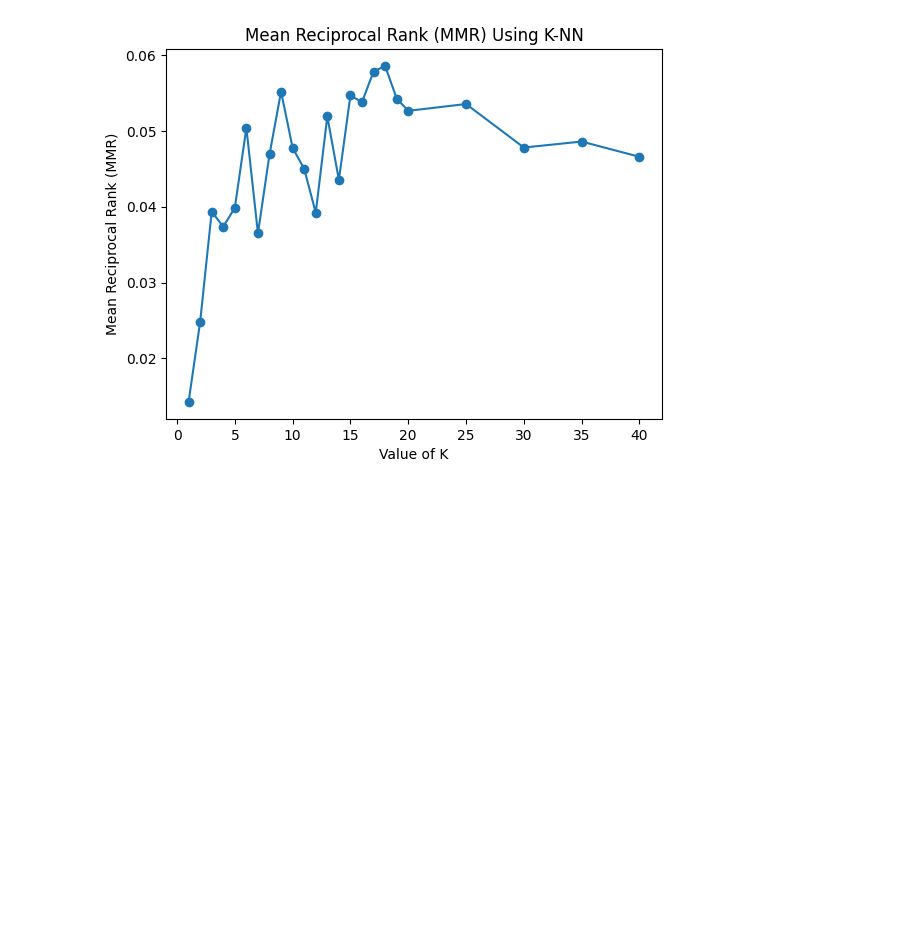
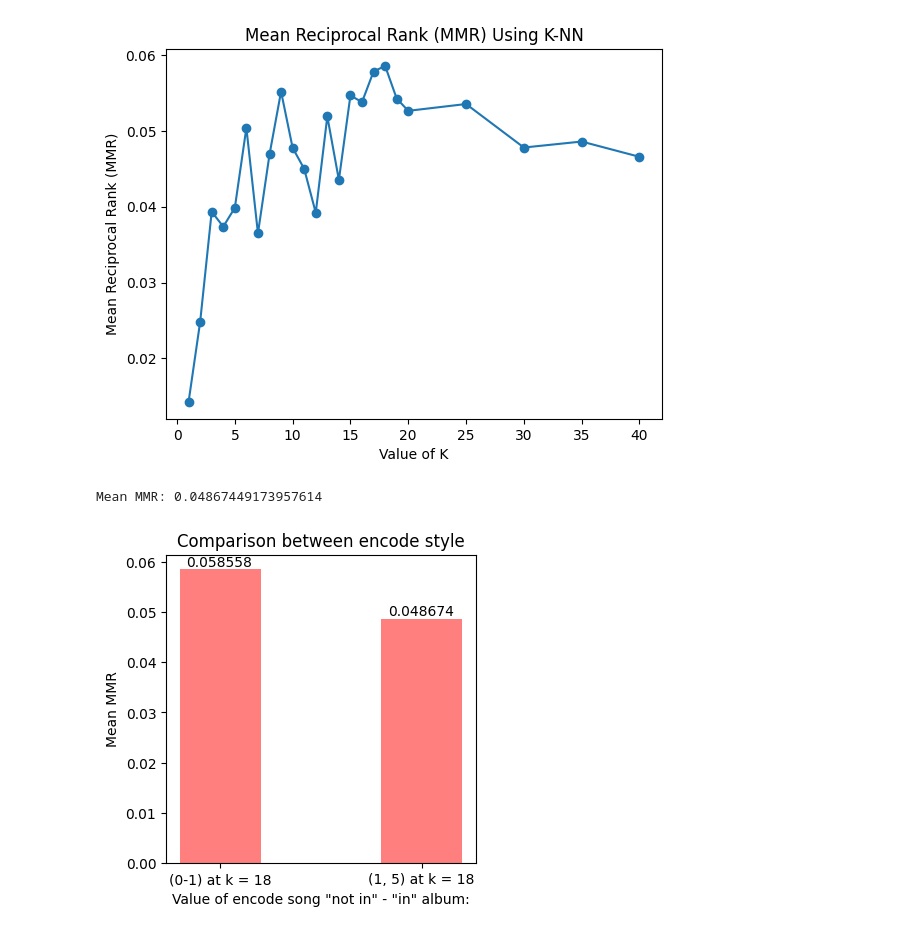
Before and after one commit to Minh-19102/machine_learning_trailblazer, a Jupyter notebook: src/handle/Collaborative Filtering.ipynb, the cells around one changed output. Drawn from its saved outputs; the diff is of its cells as text; code cells hidden in the pictures; blank space fills up the shorter version.

```diff
--- a/src/handle/Collaborative Filtering.ipynb
+++ b/src/handle/Collaborative Filtering.ipynb
@@ -143,0 +155,38 @@ plt.show()
+# %%
+num_neighbors =18
+total_mrr = 0
+num_playlists = len(playlist_songs)
+for i, vector_track in enumerate(playlist_songs):
+    playlist_songs_copy = np.copy(playlist_songs)
+    indices_of_ones = np.where(vector_track == 1)[0]
+    random_index = 0
+    if len(indices_of_ones) > 0:
+        random_index = np.random.choice(indices_of_ones)
+        playlist_songs_copy[i, random_index] = 0
+    rank = np.where(get_recommend_rank_list(play_list_id = i,
+                                            playlist_songs = playlist_songs_copy,
+                                            number_of_neighbor_playlists = num_neighbors)==random_index)[0]
+    reciprocal_rank = 1 / (rank[0] + 1) if len(rank) > 0 else 0
+    total_mrr += reciprocal_rank
+mean_mrr = total_mrr / num_playlists
+print(f"Mean MMR: {mean_mrr}")
+# %% [output]
+Mean MMR: 0.04867449173957614
+# %%
+categories = ['(0-1) at k = 18', '(1, 5) at k = 18']
+values1 = [0.058558395596120964, 0.04867449173957614]
+
+# Bar chart
+plt.figure(figsize=(4, 4))
+bars = plt.bar(categories, values1, color='red', alpha = 0.5 , width=0.4)
+
+# Adding labels and title
+plt.xlabel('Value of encode song "not in" - "in" album:')
+plt.ylabel('Mean MMR')
+plt.title('Comparison between encode style')
+# Show the plot
+for bar, value in zip(bars, values1):
+    plt.text(bar.get_x() + bar.get_width() / 2 - 0.005, bar.get_height() + 0.00005, f'{value:.6f}', ha='center', va='bottom')
+plt.show()
+# %% [output]
+[figure, added]
```
Also changed, not shown: parts of 2 cells of this notebook, 2 other files.
